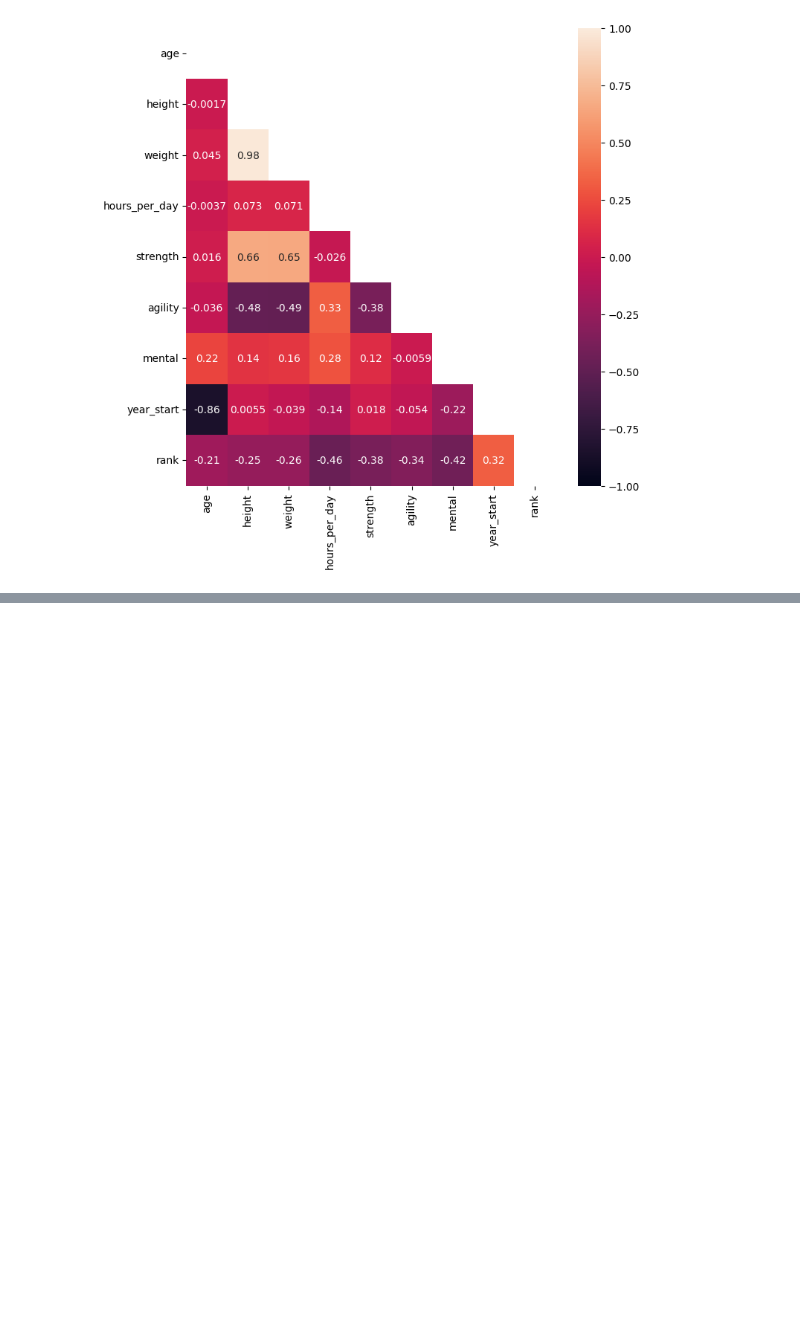
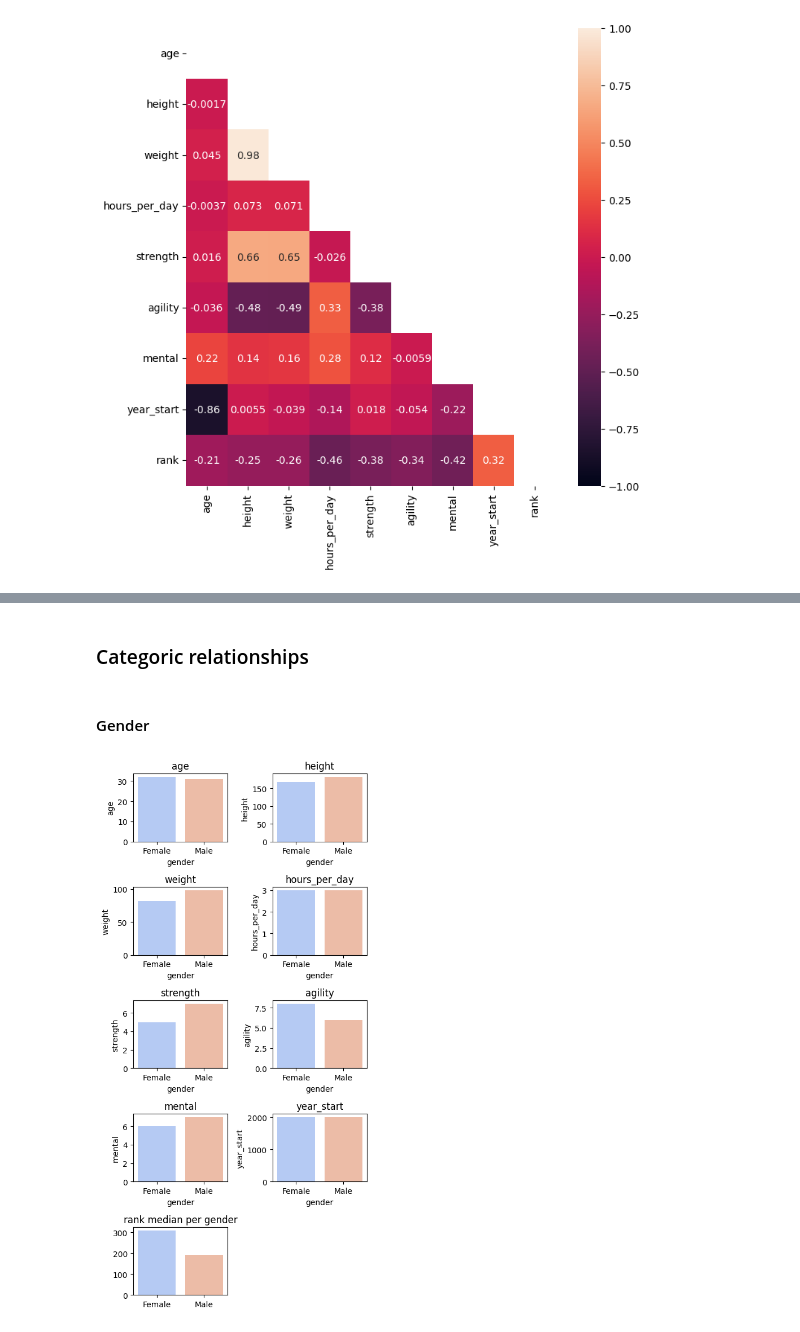
Before and after one commit to SupernovaIa/Project-ML-Clustering-Athletes, a Jupyter notebook: notebook/01-EDA.ipynb, the cells around one changed output, grey strips where cells are left out. Drawn from its saved outputs; the diff is of its cells as text; code cells hidden in the pictures; blank space fills up the shorter version.

```diff
--- a/notebook/01-EDA.ipynb
+++ b/notebook/01-EDA.ipynb
@@ -289,0 +321,8 @@ Como estamos construyendo modelos de clustering, no vamos a eliminar ninguna col
+# %% [markdown]
+### Categoric relationships
+# %% [markdown]
+#### Gender
+# %%
+plot_groupby(df, 'gender', num_cols, size=(5, 10), method='median')
+# %% [output]
+[figure, added]
```
Also changed, not shown: parts of 18 cells of this notebook, 6 other files.
